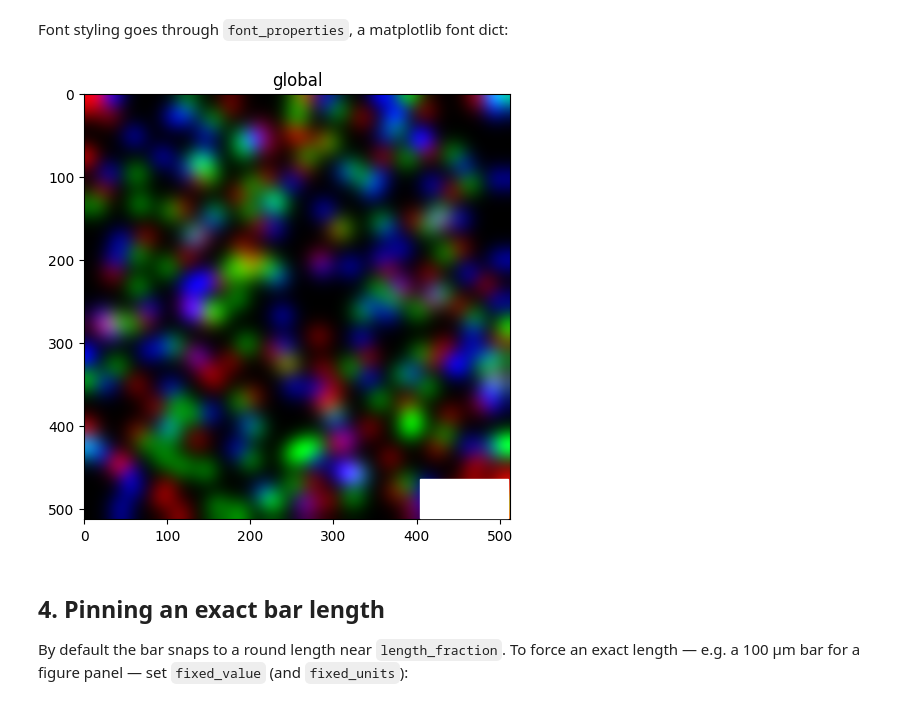
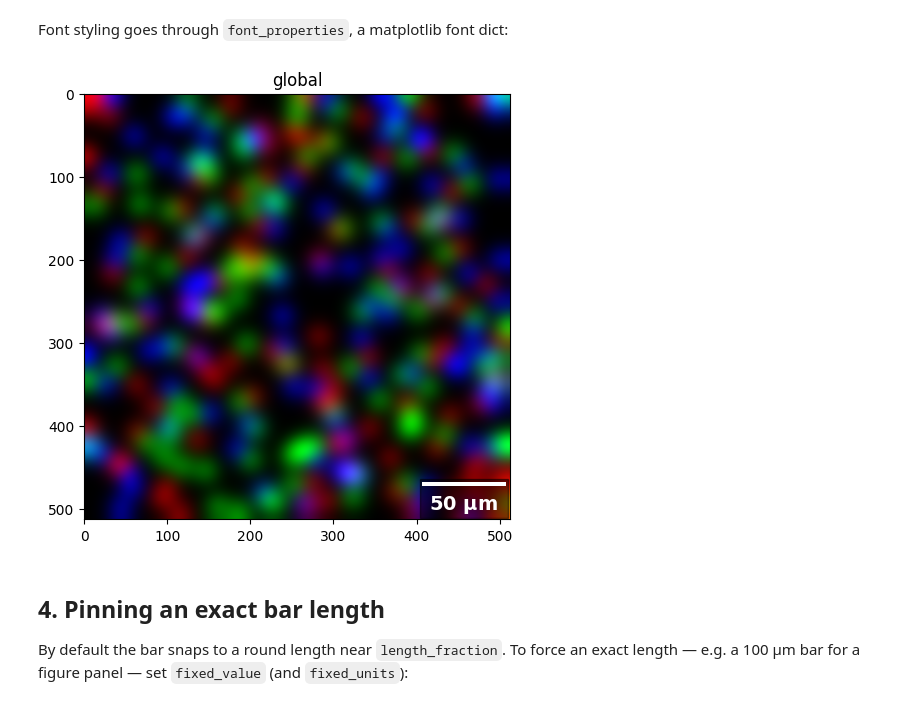
Before and after one commit to scverse/spatialdata-plot-tutorials, a Jupyter notebook: tutorials/scalebars.ipynb, the cells around one changed output. Cells and saved outputs as stored; diff of their text form; code cells hidden in the pictures.

```diff
--- a/tutorials/scalebars.ipynb
+++ b/tutorials/scalebars.ipynb
@@ -100,15 +102,17 @@ Font styling goes through `font_properties`, a matplotlib font dict:
 # %%
 sdata.pl.render_images("blobs_image").pl.show(
     scalebar_dx=PX_SIZE_UM,
     scalebar_units="um",
     scalebar_params={
         "location": "lower right",
         "color": "white",
+        "box_color": "black",
+        "box_alpha": 0.5,
         "font_properties": {"size": 14, "weight": "bold"},
     },
 )
 # %% [output]
-[figure, old version]
+[figure, new version]
 # %% [markdown]
 ## 4. Pinning an exact bar length
 
```
Also changed, not shown: parts of 2 cells of this notebook.
